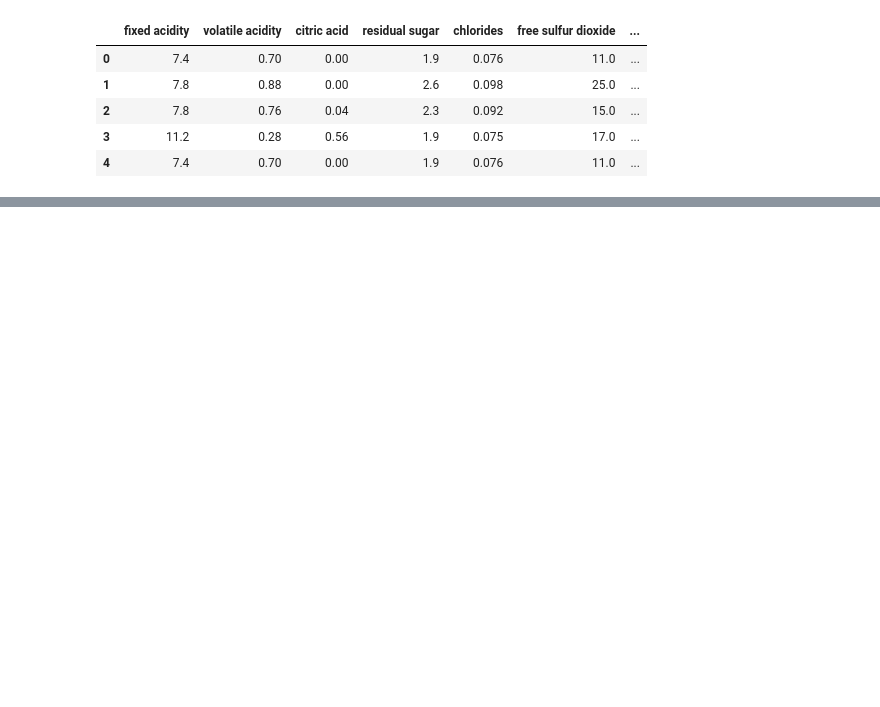
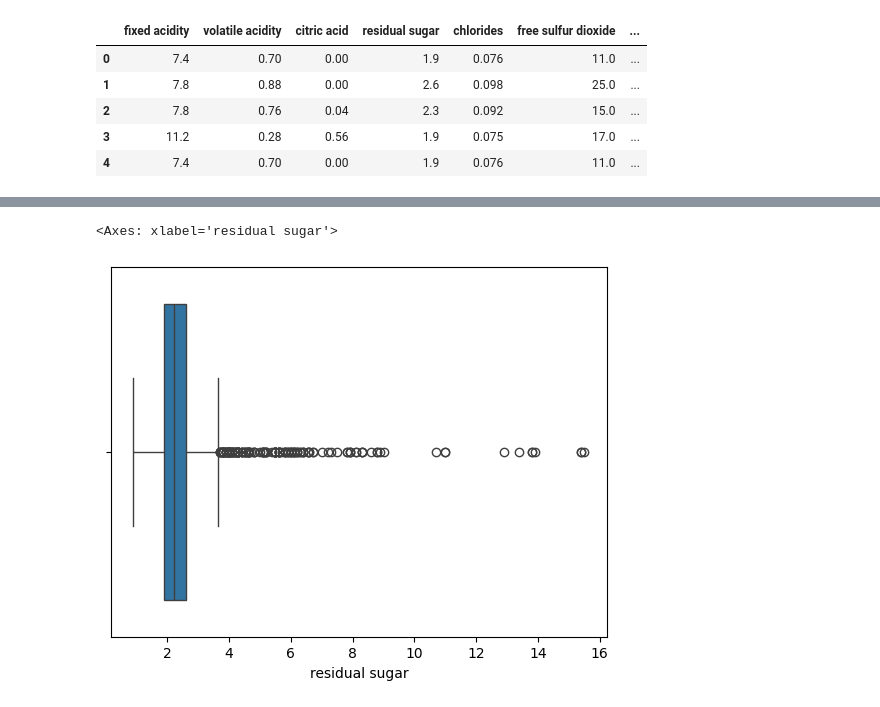
Before and after one commit to 4GeeksAcademy/k_nearest_neighbors_BBRH, a Jupyter notebook: src/k_nearest_neighbors_explore.ipynb, the cells around one changed output, grey strips where cells are left out. Drawn from its saved outputs; the diff is of its cells as text; code cells hidden in the pictures; blank space fills up the shorter version.

```diff
--- a/src/k_nearest_neighbors_explore.ipynb
+++ b/src/k_nearest_neighbors_explore.ipynb
@@ -17,0 +93,7 @@ df.head()
+# %%
+import seaborn as sns
+
+sns.boxplot(x=df["residual sugar"])
+# %% [output]
+<Axes: xlabel='residual sugar'>
+[figure, added]
```
Also changed, not shown: parts of 21 cells of this notebook.
